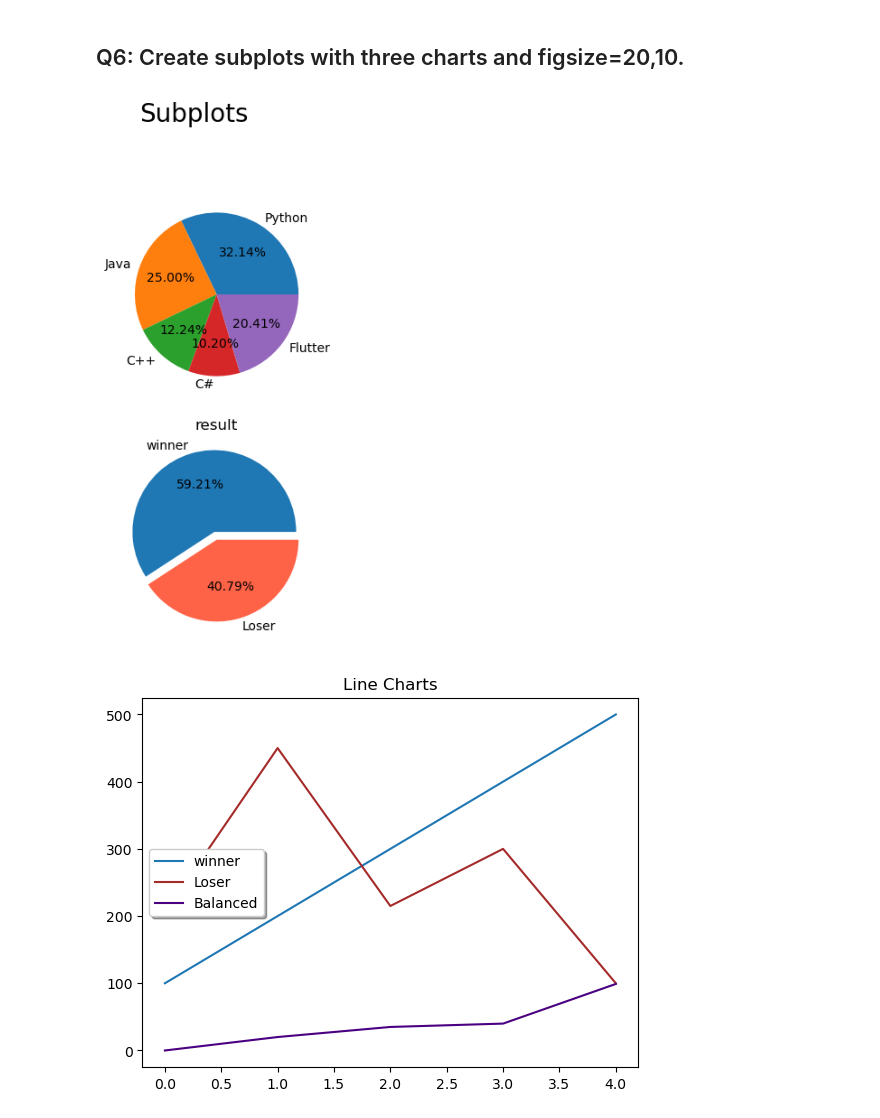
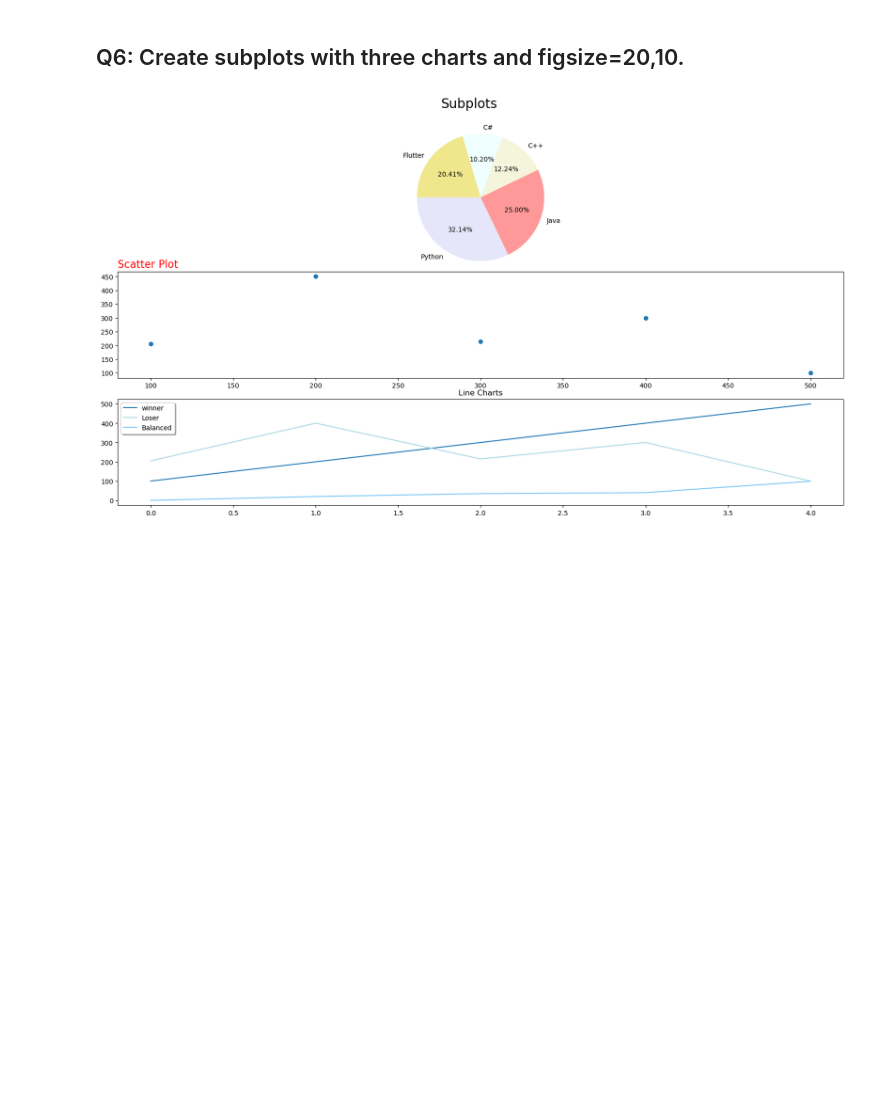
Before and after one commit to Tuwaiq-Data-Science-Bootcamp-V4/Matplotlib-Lab1, a Jupyter notebook: Matplotlib_Assignment_1.ipynb, the cells around one changed output. Cells and saved outputs as stored; diff of their text form; code cells hidden in the pictures; blank space fills up the shorter version.

```diff
--- a/Matplotlib_Assignment_1.ipynb
+++ b/Matplotlib_Assignment_1.ipynb
@@ -86,27 +88,29 @@ plt.show()
 # %%
 plt.figure(figsize=[20,10])
 plt.suptitle('Subplots',fontsize = 20)
 
 
 plt.subplot(3,1,1)
-la = ['Python','Java','C++','C#','Flutter']
-sizes = [ 315, 245, 120, 100, 200]
-colors = ['#ff9999','#66b3ff','#99ff99','#ffcc99', '#ffcc39']
-plt.pie(sizes, labels= la, autopct='%1.2f%%')
+L = ['Python','Java','C++','C#','Flutter']
+N = [ 315, 245, 120, 100, 200]
+plt.pie(N, labels= L, autopct='%1.2f%%' ,colors=['#e6e6fa','#ff9999','#f5f5dc','#f0ffff','#f0e68c'], startangle=180, radius=1.5);
 
 #second
 plt.subplot(3,1,2)
-plt.pie(values, labels= gender,autopct='%1.2f%%', colors=['#1f77b4','#FF6347'], radius=1, explode = [0.1,0])
-plt.title('result')
-plt.show()
+data = {'X': [100, 200, 300, 400, 500],
+        'Y': [205, 450, 215, 300, 100]}
+df = pd.DataFrame(data)
+plt.scatter(df['X'], df['Y'], color='#1f77b4')
+#plt.xlabel('X axis ', fontsize=16)
+#plt.ylabel('Y axis', fontsize=16)
+plt.title('Scatter Plot ', fontsize=16, color='red', loc='left')
 
 #third
+plt.subplot(3,1,3)
 plt.plot([100, 200, 300, 400, 500], color ='#1f77b4')
-plt.plot([205, 450, 215, 300, 100], '#A52A2A')
-plt.plot([0, 20, 35, 40 , 99], color ='#4B0082');
+plt.plot([205, 400, 215, 300, 100], '#add8e6')
+plt.plot([0, 20, 35, 40 , 99], color ='#7bc8f6');
 plt.title('Line Charts')
-plt.legend(['winner','Loser','Balanced'], shadow = True, loc = 'center left');
-plt.show()
+plt.legend(['winner','Loser','Balanced'], shadow = True, loc = 'upper left');
 # %% [output]
-[figure, old version]
+[figure, new version]
-[figure, removed]
```
Also changed, not shown: parts of 4 cells of this notebook.
